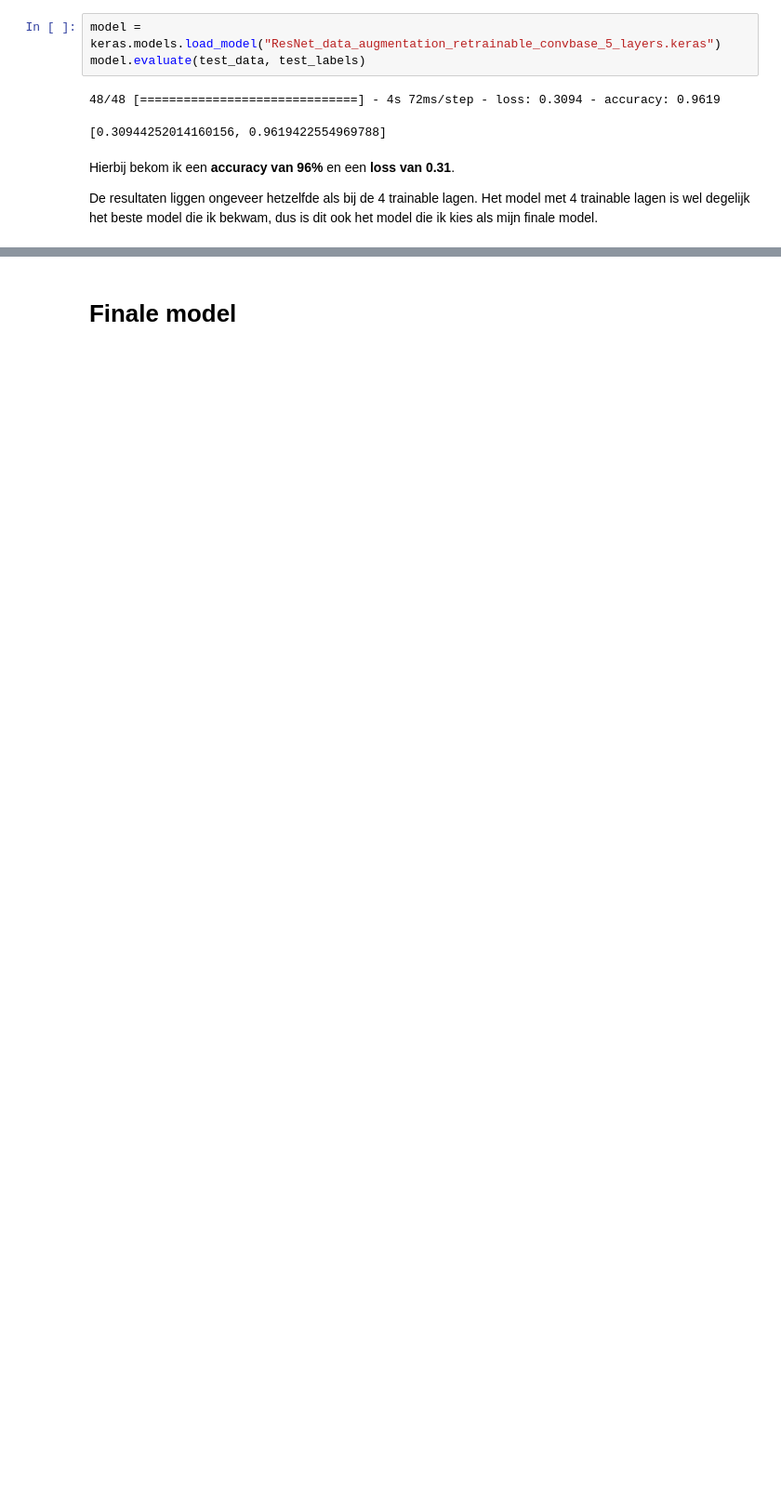
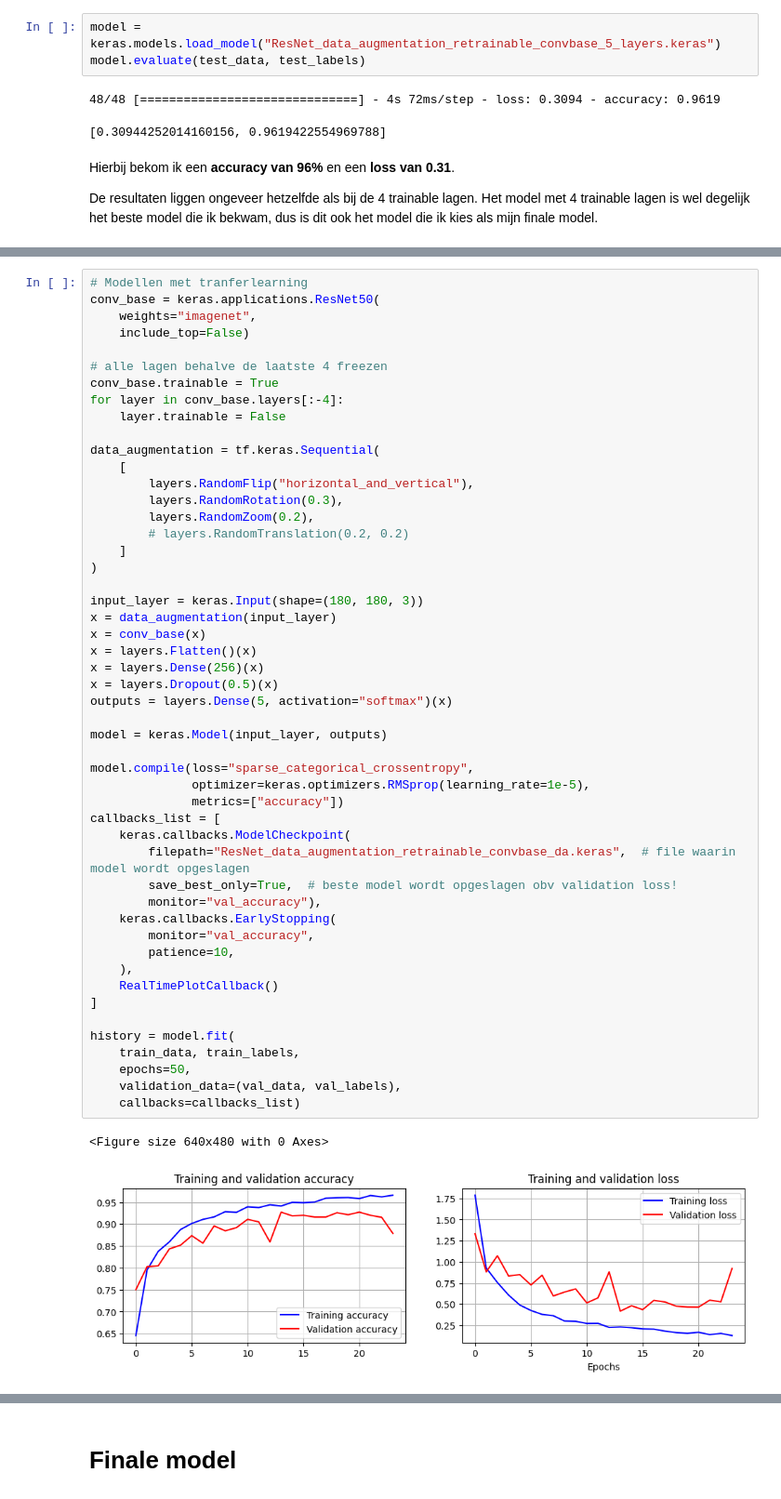
Before and after one commit to MichelDekiere/Opdracht-schilders, a Jupyter notebook: 4. Eigen Modellen/4.2 CNN met transfer learning/opstellen transfer learning model.ipynb, the cells around one changed output, grey strips where cells are left out. Shown at 93% size. Cells and saved outputs as stored; diff of their text form; blank space fills up the shorter version.

Commit message:
added data augmentation to ResNet model + further documentation

```diff
--- a/4. Eigen Modellen/4.2 CNN met transfer learning/opstellen transfer learning model.ipynb
+++ b/4. Eigen Modellen/4.2 CNN met transfer learning/opstellen transfer learning model.ipynb
@@ -566,0 +553,53 @@ De resultaten liggen ongeveer hetzelfde als bij de 4 trainable lagen. Het model
+# %%
+# Modellen met tranferlearning
+conv_base = keras.applications.ResNet50(
+    weights="imagenet",
+    include_top=False)
+
+# alle lagen behalve de laatste 4 freezen
+conv_base.trainable = True
+for layer in conv_base.layers[:-4]:
+    layer.trainable = False
+
+data_augmentation = tf.keras.Sequential(
+    [
+        layers.RandomFlip("horizontal_and_vertical"),
+        layers.RandomRotation(0.3),
+        layers.RandomZoom(0.2),
+        # layers.RandomTranslation(0.2, 0.2)
+    ]
+)
+
+input_layer = keras.Input(shape=(180, 180, 3))
+x = data_augmentation(input_layer)
+x = conv_base(x)
+x = layers.Flatten()(x)
+x = layers.Dense(256)(x)
+x = layers.Dropout(0.5)(x)
+outputs = layers.Dense(5, activation="softmax")(x)
+
+model = keras.Model(input_layer, outputs)
+
+model.compile(loss="sparse_categorical_crossentropy",
+              optimizer=keras.optimizers.RMSprop(learning_rate=1e-5),
+              metrics=["accuracy"])
+callbacks_list = [
+    keras.callbacks.ModelCheckpoint(
+        filepath="ResNet_data_augmentation_retrainable_convbase_da.keras",  # file waarin model wordt opgeslagen
+        save_best_only=True,  # beste model wordt opgeslagen obv validation loss!
+        monitor="val_accuracy"),
+    keras.callbacks.EarlyStopping(
+        monitor="val_accuracy",
+        patience=10,
+    ),
+    RealTimePlotCallback()
+]
+
+history = model.fit(
+    train_data, train_labels,
+    epochs=50,
+    validation_data=(val_data, val_labels),
+    callbacks=callbacks_list)
+# %% [output]
+<Figure size 640x480 with 0 Axes>
+[figure, added]
```
Also changed, not shown: parts of 30 cells of this notebook, 4 other files.
